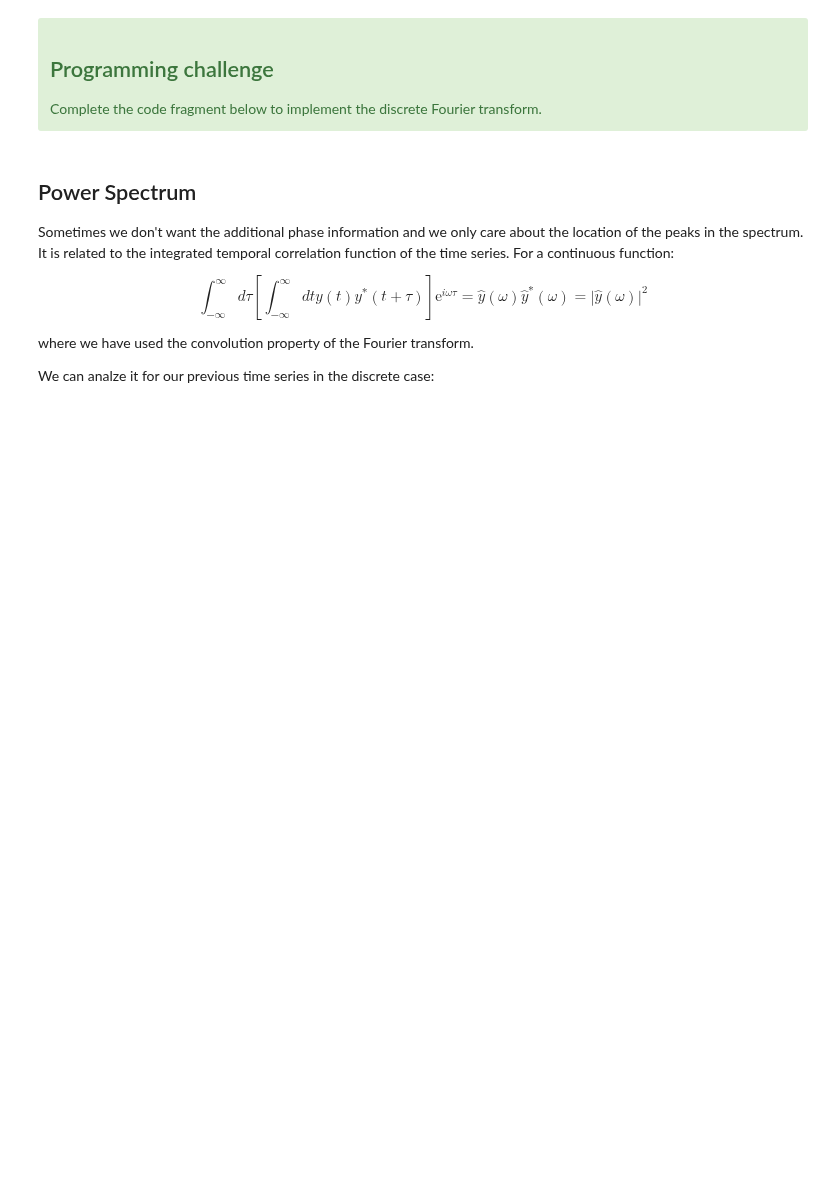
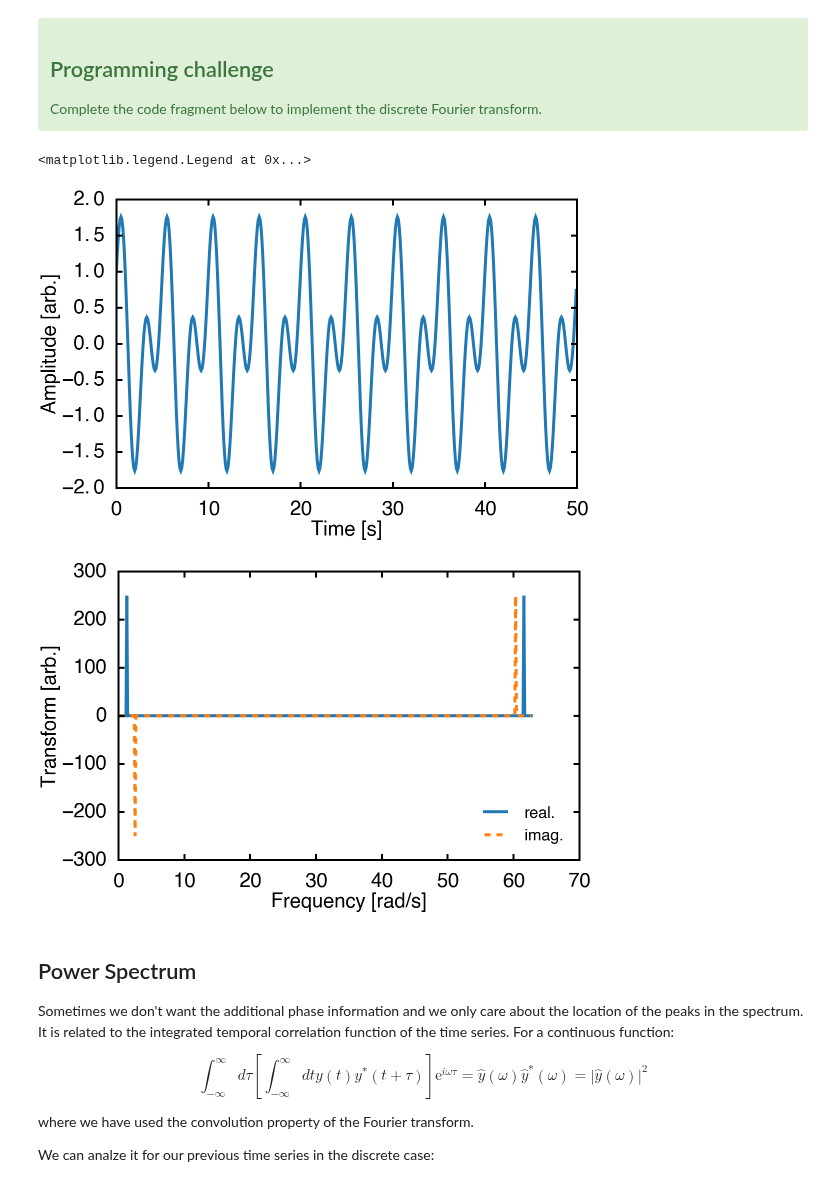
Before and after one commit to agdelma/IntroCompPhysics, a Jupyter notebook: Notebooks/21_SpectralAnalysis.ipynb, the cells around one changed output. Drawn from its saved outputs; the diff is of its cells as text; code cells hidden in the pictures; blank space fills up the shorter version.

```diff
--- a/Notebooks/21_SpectralAnalysis.ipynb
+++ b/Notebooks/21_SpectralAnalysis.ipynb
@@ -121,32 +110,47 @@ def fourier_transform(y):
+# %%
+from scipy.constants import pi as π
+def fourier_transform(y):
+    '''Return the discrete Fourier transform of y.'''
+    N = y.size
+    ŷ = np.zeros([N],dtype=complex)
+
+    for k in range(N):
+        ŷ[k] = np.sum(y*np.exp(-complex(0,1)*2*π*np.arange(N)*k/N))
+       # for j in range(N):
+       #     ŷ[k] += y[j]*np.exp(-complex(0,1)*2*π*j*k/N)
+
+    return ŷ
 # %%
-from scipy.constants import pi as π
-
 # the time series
 Δt = 0.1
 t = np.arange(0.0,50.0,Δt)
 N = t.size
 ω0 = 2.0*π*(0.2)
-ϕ = 0
-y = np.sin(ω0*t + ϕ)
+ϕ = 0.5*π
+y = np.sin(ω0*t + ϕ) + np.sin(2*ω0*t)
 
 # Plot the time series
 plt.figure(1)
 plt.plot(t,y)
 plt.xlabel('Time [s]')
 plt.ylabel('Amplitude [arb.]')
 
 # Get the discrete FT
 ω = 2*π*np.arange(0,N)/(N*Δt)
 ŷ = fourier_transform(y)
 
 # Plot the real and imaginary parts of the DFT
 plt.figure(2)
 plt.plot(ω,ŷ.real,label='real.')
 plt.plot(ω,ŷ.imag,linestyle='--',label='imag.')
 
 plt.xlabel('Frequency [rad/s]')
 plt.ylabel('Transform [arb.]')
 plt.legend(loc='lower right')
+# %% [output]
+<matplotlib.legend.Legend at 0x...>
+[figure, added]
+[figure, added]
 # %% [markdown]
 ## Power Spectrum
 
```
Also changed, not shown: parts of 5 cells of this notebook.
